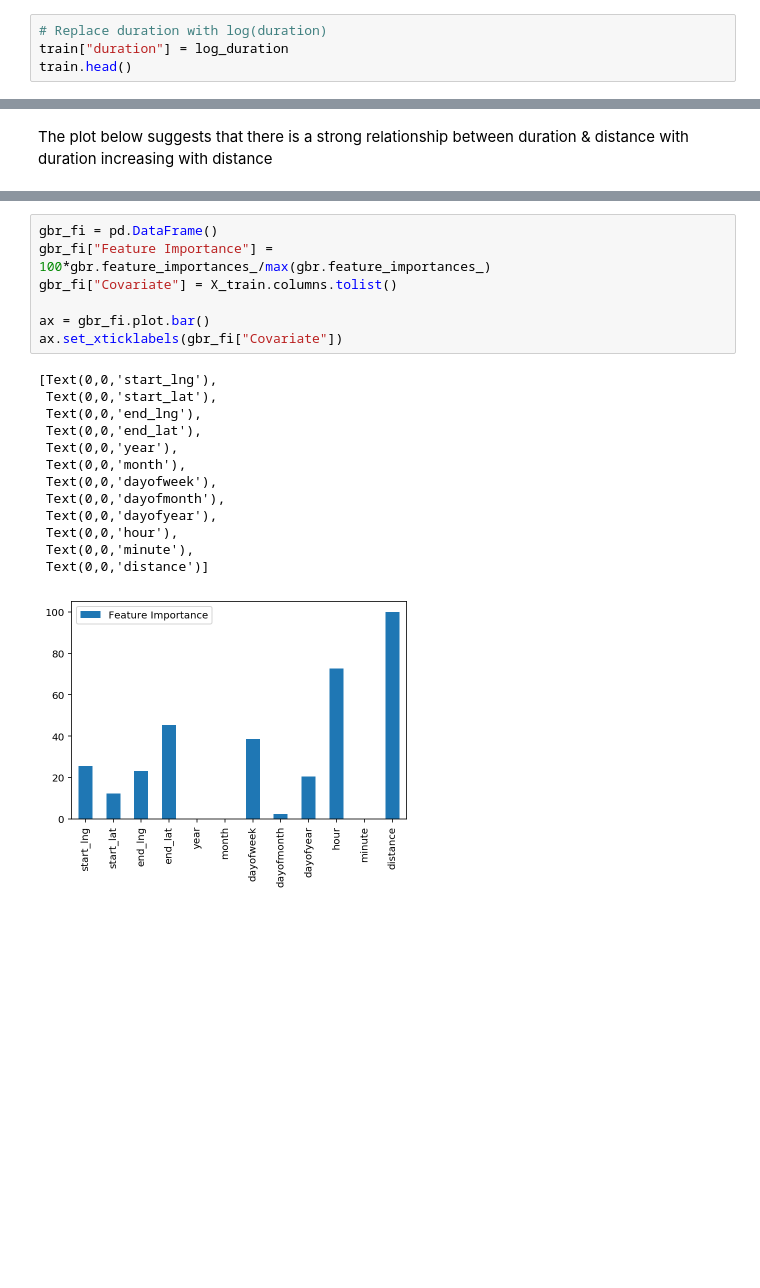
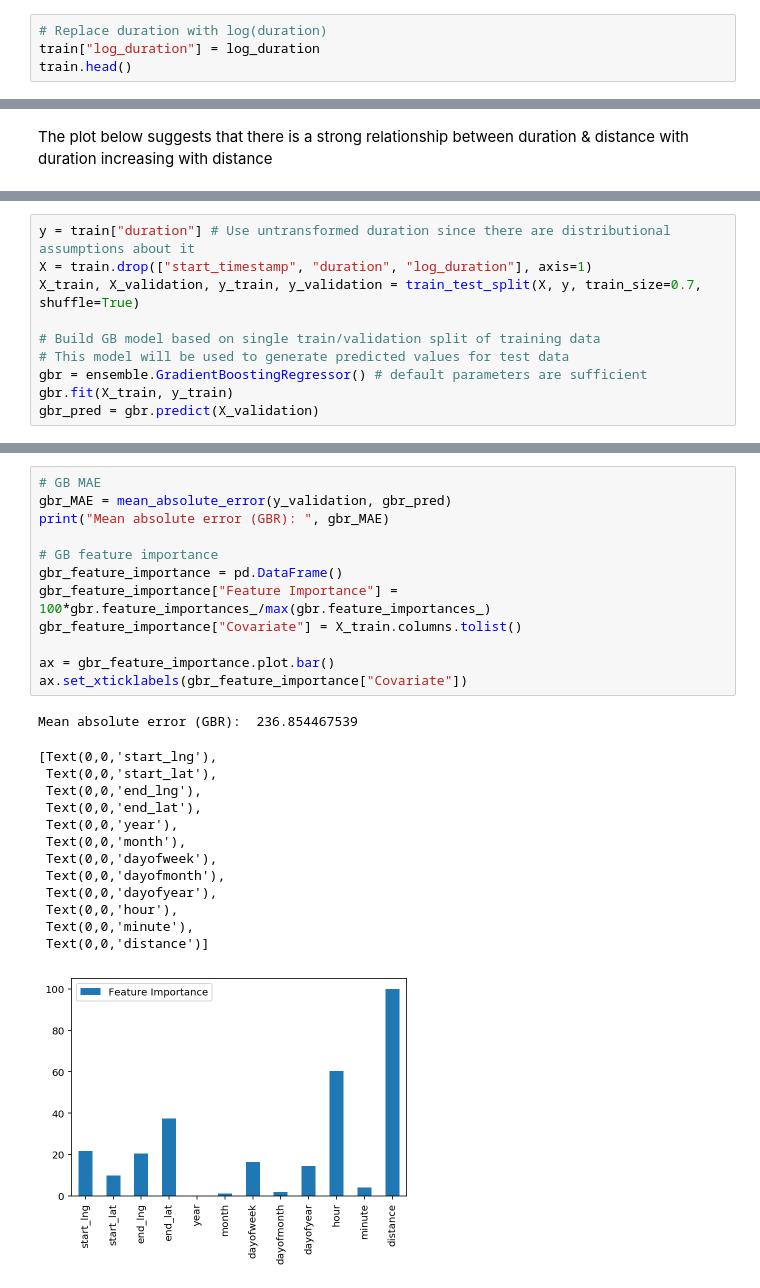
Before and after one commit to niranjv/ml-datasets, a Jupyter notebook: trip-times/jupyter/analysis.ipynb, the cells around one changed output, grey strips where cells are left out. Drawn from its saved outputs; the diff is of its cells as text; blank space fills up the shorter version.

```diff
--- a/trip-times/jupyter/analysis.ipynb
+++ b/trip-times/jupyter/analysis.ipynb
@@ -190,5 +253,5 @@ np.round(log_duration.kurt(),3) # very close to ideal value of 0; tails are slig
 # %%
 # Replace duration with log(duration)
-train["duration"] = log_duration
+train["log_duration"] = log_duration
 train.head()
 # %% [output]
@@ -543,0 +544,10 @@ Mean absolute error:  0.305502575523
+# %%
+y = train["duration"] # Use untransformed duration since there are distributional assumptions about it
+X = train.drop(["start_timestamp", "duration", "log_duration"], axis=1)
+X_train, X_validation, y_train, y_validation = train_test_split(X, y, train_size=0.7, shuffle=True)
+
+# Build GB model based on single train/validation split of training data
+# This model will be used to generate predicted values for test data
+gbr = ensemble.GradientBoostingRegressor() # default parameters are sufficient
+gbr.fit(X_train, y_train)
+gbr_pred = gbr.predict(X_validation)
@@ -544,21 +562,27 @@ Mean absolute error:  0.305502575523
 # %%
-gbr_fi = pd.DataFrame()
-gbr_fi["Feature Importance"] = 100*gbr.feature_importances_/max(gbr.feature_importances_)
-gbr_fi["Covariate"] = X_train.columns.tolist()
+# GB MAE
+gbr_MAE = mean_absolute_error(y_validation, gbr_pred)
+print("Mean absolute error (GBR): ", gbr_MAE)
 
-ax = gbr_fi.plot.bar()
-ax.set_xticklabels(gbr_fi["Covariate"])
+# GB feature importance
+gbr_feature_importance = pd.DataFrame()
+gbr_feature_importance["Feature Importance"] = 100*gbr.feature_importances_/max(gbr.feature_importances_)
+gbr_feature_importance["Covariate"] = X_train.columns.tolist()
+
+ax = gbr_feature_importance.plot.bar()
+ax.set_xticklabels(gbr_feature_importance["Covariate"])
 # %% [output]
-[Text(0,0,'start_lng'),
- Text(0,0,'start_lat'),
- Text(0,0,'end_lng'),
- Text(0,0,'end_lat'),
- Text(0,0,'year'),
- Text(0,0,'month'),
- Text(0,0,'dayofweek'),
- Text(0,0,'dayofmonth'),
- Text(0,0,'dayofyear'),
- Text(0,0,'hour'),
- Text(0,0,'minute'),
- Text(0,0,'distance')]
+Mean absolute error (GBR):  236.854467539
+[Text(0,0,'start_lng'),
+ Text(0,0,'start_lat'),
+ Text(0,0,'end_lng'),
+ Text(0,0,'end_lat'),
+ Text(0,0,'year'),
+ Text(0,0,'month'),
+ Text(0,0,'dayofweek'),
+ Text(0,0,'dayofmonth'),
+ Text(0,0,'dayofyear'),
+ Text(0,0,'hour'),
+ Text(0,0,'minute'),
+ Text(0,0,'distance')]
-[figure, old version]
+[figure, new version]
```
Also changed, not shown: parts of 49 cells of this notebook.
